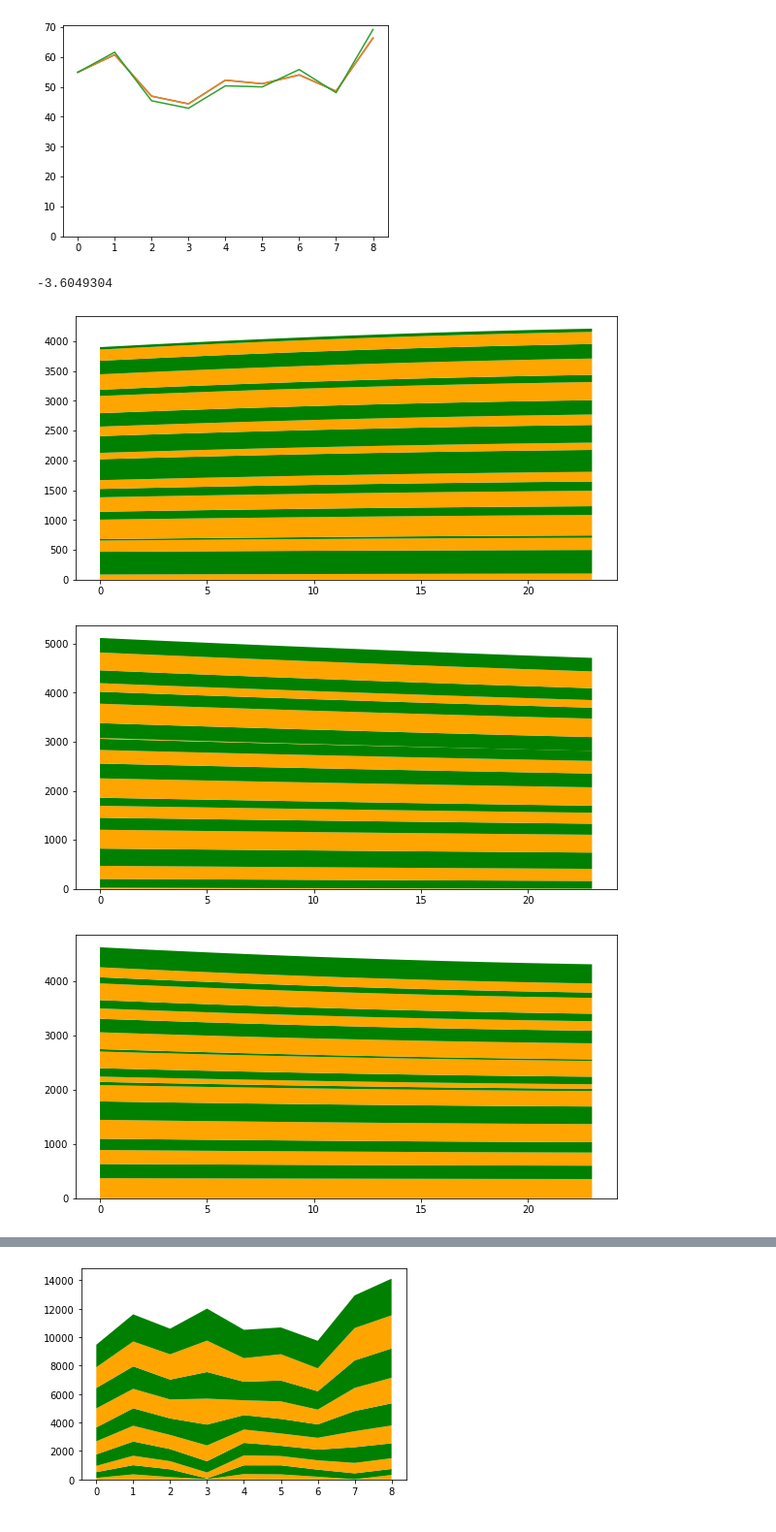
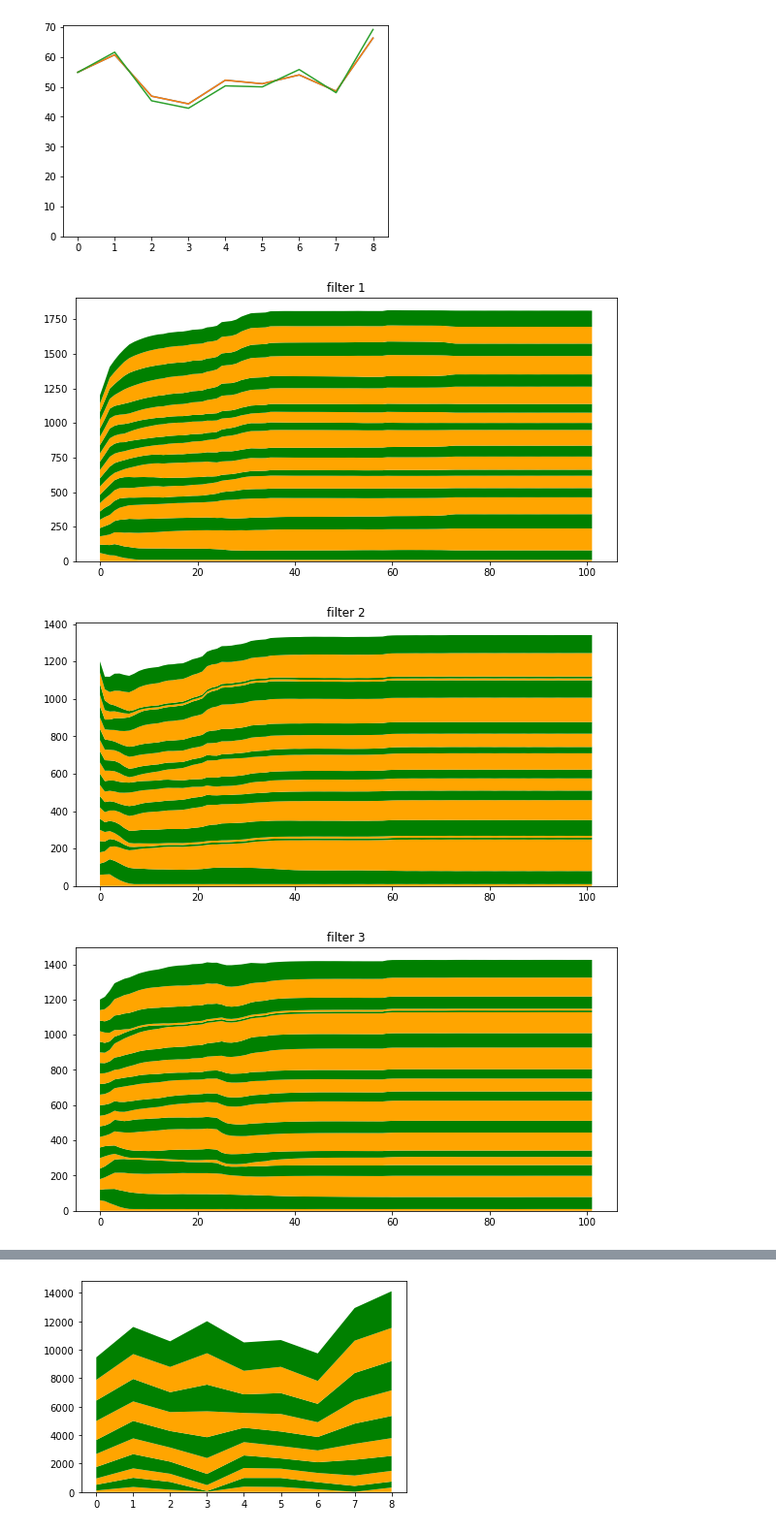
Before and after one commit to lixiaoyu0429/PCSED, a Jupyter notebook: test_hybnet.ipynb, the cells around one changed output, grey strips where cells are left out. Shown: that part at 97% size. Drawn from its saved outputs; the diff is of its cells as text; code cells hidden in the pictures.

```diff
--- a/test_hybnet.ipynb
+++ b/test_hybnet.ipynb
@@ -102,27 +102,24 @@ plt.show()
 # %% [output]
 [figure]
 # %%
-params_history = scio.loadmat(r'D:\zf-py\graduate2\PCSED\nets\hybnet\20231017_164902\params_history.mat')['params_history']
+params_history = scio.loadmat(r'D:\zf-py\graduate2\PCSED\nets\hybnet\20231023_095705\params_history.mat')['params_history']
 params_history = params_history.transpose(1,0,2)
-# %%
-params_history.min()
-# %% [output]
--3.6049304
 # %%
 n_TF = params_history.shape[0]
 
 for fidx, params in enumerate(params_history[:,:,:]):
     plt.figure(figsize=(10, 5))
 
     c,l=[],[]
     for layer in range(params.shape[1]):
         color = 'g' if layer%2 else 'orange'
         c.append(color)
         l.append(params[:,layer])
 
     plt.stackplot(np.arange(params.shape[0]),*l,colors=c)
+    plt.title(f'filter {fidx+1}')
     plt.show()
 # %% [output]
-[figure, old version]
+[figure, new version]
-[figure, old version]
+[figure, new version]
-[figure, old version]
+[figure, new version]
```
Also changed, not shown: parts of 1 cell of this notebook, 3 other files.
